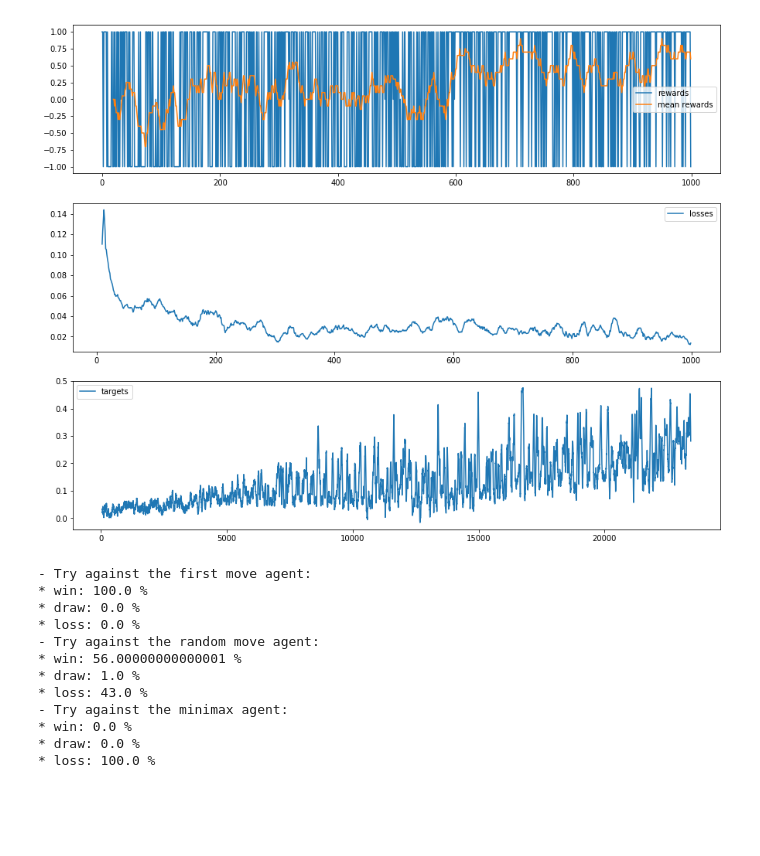
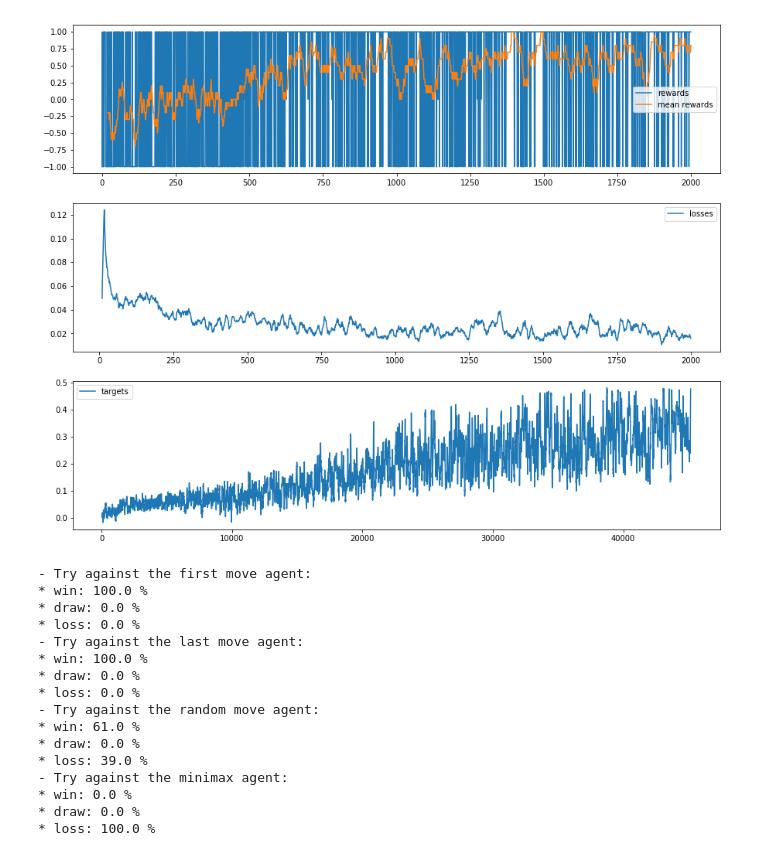
Before and after one commit to QuentinDuval/PythonExperiments, a Jupyter notebook: ml/codingame/ultimate_tic_tac_toe_learning.ipynb, the cells around one changed output. Drawn from its saved outputs; the diff is of its cells as text; code cells hidden in the pictures; blank space fills up the shorter version.

```diff
--- a/ml/codingame/ultimate_tic_tac_toe_learning.ipynb
+++ b/ml/codingame/ultimate_tic_tac_toe_learning.ipynb
@@ -156,12 +156,12 @@ Now trying to learn an approximate policy, based on Neural Nets
 
 
 class Policy(nn.Module):
-    def __init__(self):
+    def __init__(self, hidden_size=128):
         super().__init__()
         self.fc = nn.Sequential(
-            nn.Linear(in_features=len(ALL_COORDINATES)+2, out_features=128),
+            nn.Linear(in_features=len(ALL_COORDINATES)+2, out_features=hidden_size),
             nn.ReLU(),
-            nn.Linear(in_features=128, out_features=len(ALL_COORDINATES)))
+            nn.Linear(in_features=hidden_size, out_features=len(ALL_COORDINATES)))
 
     def forward(self,
                 grid: Union[torch.FloatTensor, np.ndarray],
@@ -345,36 +345,36 @@ def train_sarsa_policy_batch(
                 move = next_move
                 move_value = next_move_value
 
         # Record history
         episode_rewards.append(episode_reward)
         episode_losses.append(episode_loss)
 
     # Reporting
     if show_stats:
         fig, ax = plt.subplots(figsize=(15, 12), nrows=3)
         ax[0].plot(episode_rewards, label="rewards")
         ax[0].plot(pd.Series(episode_rewards).rolling(20).mean(), label="mean rewards")
         ax[1].plot(pd.Series(episode_losses).rolling(10).sum() / 100., label="losses")
         ax[2].plot(pd.Series(target_values).rolling(50).sum() / 100., label="targets")
         for p in ax:
             p.legend()
         plt.show()
 
 
 """
 Training against the basic agents
 """
 
 sarsa_policy_1 = Policy()
 train_sarsa_policy_batch(
     env=TicTacToeEnv(opponent=[FirstMoveAgent(), RandomAgent()]),
-    policy=sarsa_policy_1, episodes=1000, discount=0.99,
+    policy=sarsa_policy_1, episodes=2000, discount=0.99,
     start_epsilon=0.9, min_epsilon=0.001, epsilon_decrease=0.95,
     learning_rate=1e-4, learning_rate_decay=0.99,
     weight_decay=1e-4,
-    replay_buffer=1000, min_replay_buffer=100, minibatch_size=32)
+    replay_buffer=2000, min_replay_buffer=200, minibatch_size=32)
 # %% [output]
-[figure, old version]
+[figure, new version]
 # %%
 """
 Trying the agent against various opponents
@@ -383,6 +383,9 @@ Trying the agent against various opponents
 print("- Try against the first move agent:")
 try_out(env=TicTacToeEnv(opponent=FirstMoveAgent()), agent=PolicyAgent(sarsa_policy_1))
 
+print("- Try against the last move agent:")
+try_out(env=TicTacToeEnv(opponent=FirstMoveAgent()), agent=PolicyAgent(sarsa_policy_1))
+
 print("- Try against the random move agent:")
 try_out(env=TicTacToeEnv(opponent=RandomAgent()), agent=PolicyAgent(sarsa_policy_1))
 
@@ -394,10 +397,14 @@ try_out(env=TicTacToeEnv(opponent=minimax), agent=PolicyAgent(sarsa_policy_1))
 * win: 100.0 %
 * draw: 0.0 %
 * loss: 0.0 %
+- Try against the last move agent:
+* win: 100.0 %
+* draw: 0.0 %
+* loss: 0.0 %
 - Try against the random move agent:
-* win: 56.00000000000001 %
-* draw: 1.0 %
-* loss: 43.0 %
+* win: 61.0 %
+* draw: 0.0 %
+* loss: 39.0 %
 - Try against the minimax agent:
 * win: 0.0 %
 * draw: 0.0 %
```
Also changed, not shown: parts of 5 cells of this notebook.
